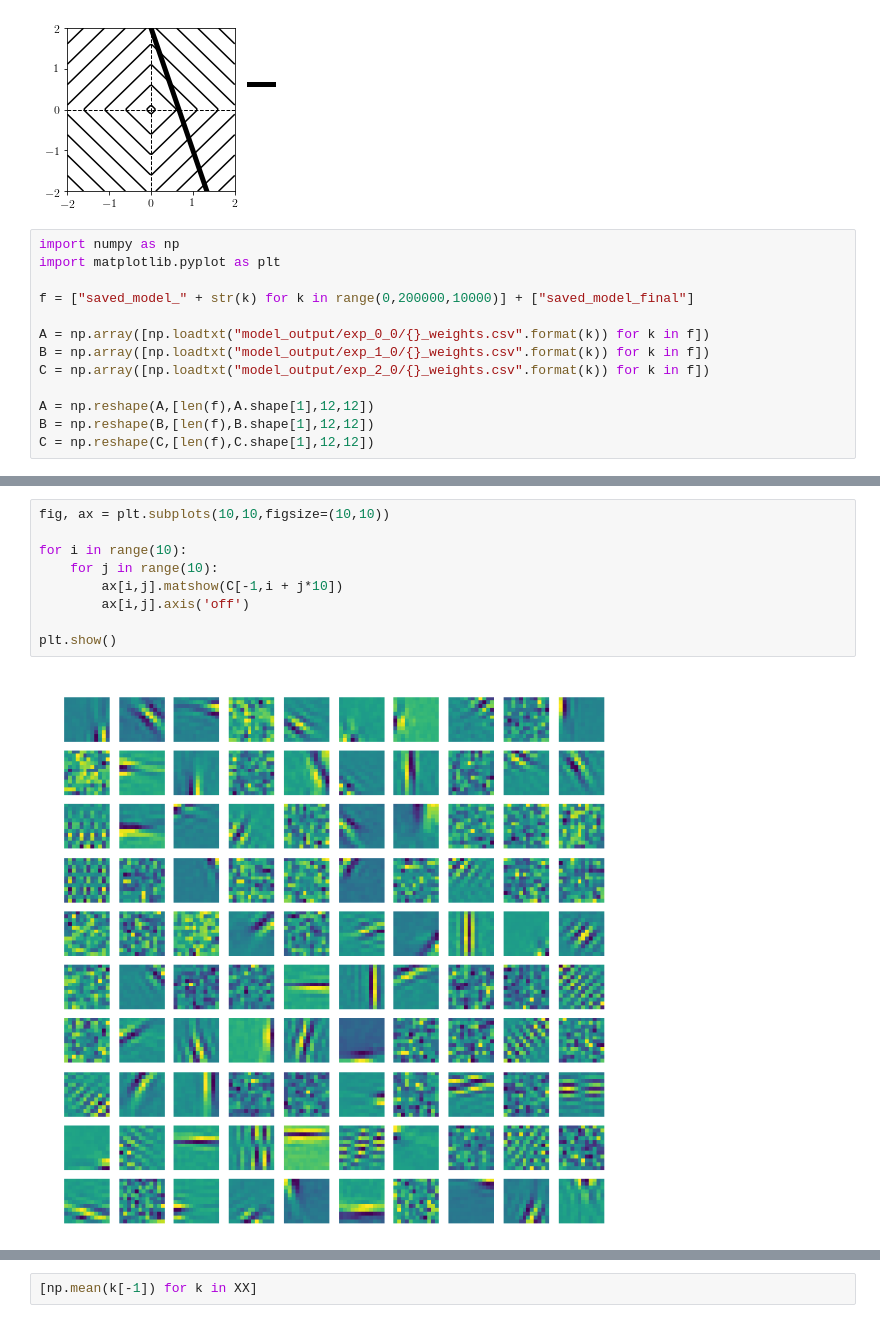
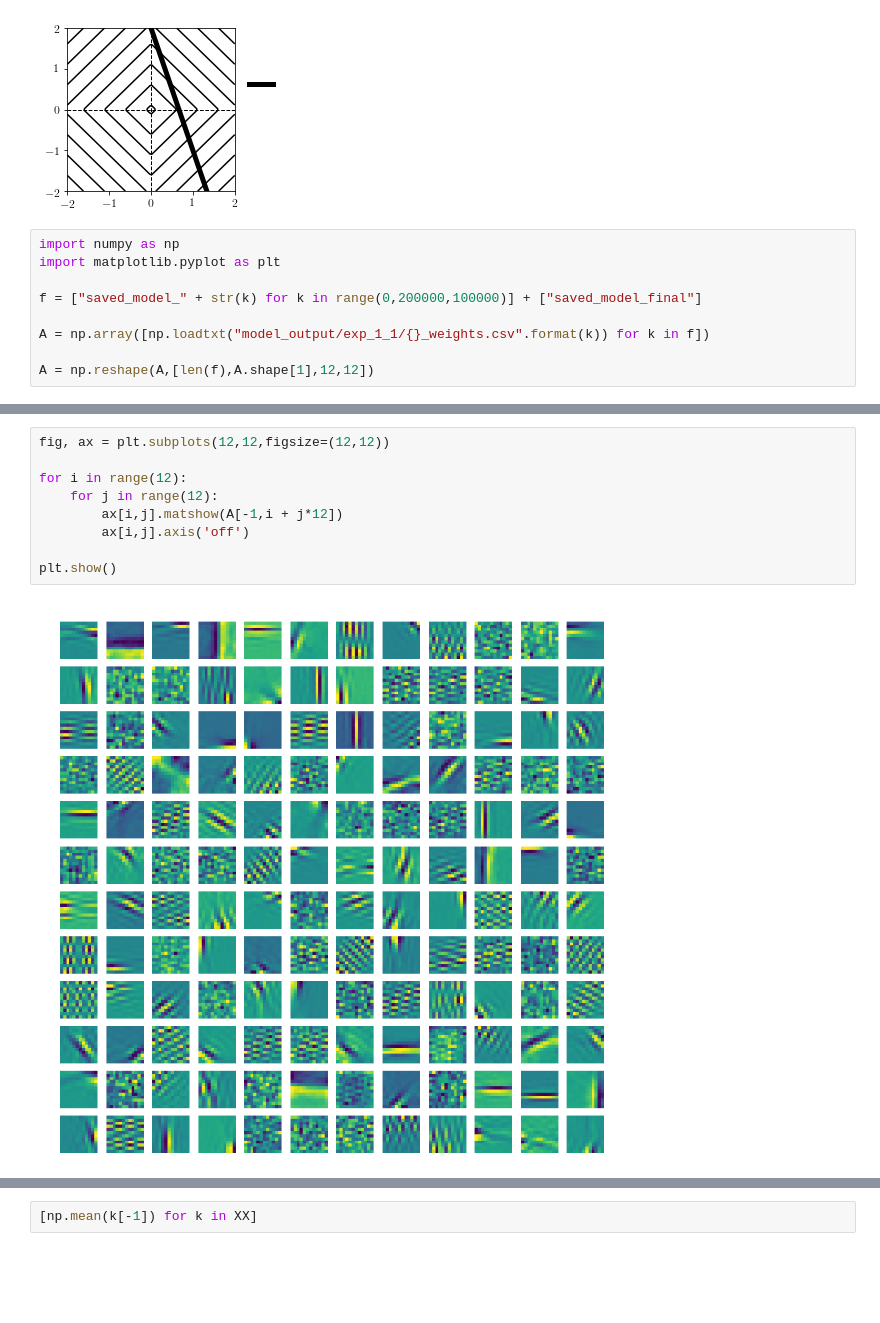
Before and after one commit to gbarello/SVAE, a Jupyter notebook: Untitled.ipynb, the cells around one changed output, grey strips where cells are left out. Cells and saved outputs as stored; diff of their text form; blank space fills up the shorter version.

```diff
--- a/Untitled.ipynb
+++ b/Untitled.ipynb
@@ -40,15 +40,11 @@ plt.show()
 import numpy as np
 import matplotlib.pyplot as plt
 
-f = ["saved_model_" + str(k) for k in range(0,200000,10000)] + ["saved_model_final"]
+f = ["saved_model_" + str(k) for k in range(0,200000,100000)] + ["saved_model_final"]
 
-A = np.array([np.loadtxt("model_output/exp_0_0/{}_weights.csv".format(k)) for k in f])
-B = np.array([np.loadtxt("model_output/exp_1_0/{}_weights.csv".format(k)) for k in f])
-C = np.array([np.loadtxt("model_output/exp_2_0/{}_weights.csv".format(k)) for k in f])
+A = np.array([np.loadtxt("model_output/exp_1_1/{}_weights.csv".format(k)) for k in f])
 
 A = np.reshape(A,[len(f),A.shape[1],12,12])
-B = np.reshape(B,[len(f),B.shape[1],12,12])
-C = np.reshape(C,[len(f),C.shape[1],12,12])
 # %%
 fig, ax = plt.subplots(3,len(f),figsize=(len(f),3))
 
@@ -71,12 +66,12 @@ plt.show()
 # %%
-fig, ax = plt.subplots(10,10,figsize=(10,10))
+fig, ax = plt.subplots(12,12,figsize=(12,12))
 
-for i in range(10):
-    for j in range(10):
-        ax[i,j].matshow(C[-1,i + j*10])
+for i in range(12):
+    for j in range(12):
+        ax[i,j].matshow(A[-1,i + j*12])
         ax[i,j].axis('off')
 
 plt.show()
 # %% [output]
-[figure, old version]
+[figure, new version]
 # %%
```
Also changed, not shown: parts of 17 cells of this notebook, 10 other files.
